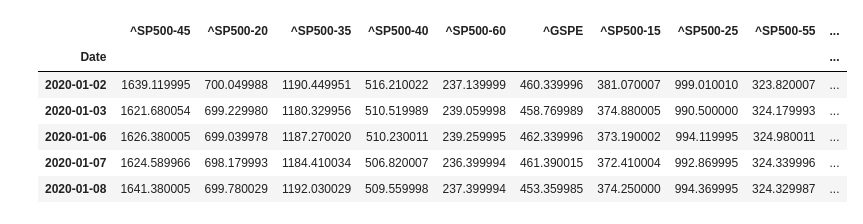
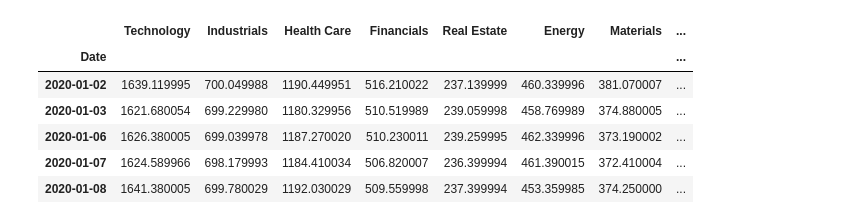
Before and after one commit to KuoLiang-hub/simulate-efficient-frontier-3tickers, a Jupyter notebook: sector_performance.ipynb, the cells around one changed output. Saved outputs shown, nothing was run; the diff lists cells and outputs as text; code cells hidden in the pictures.

```diff
--- a/sector_performance.ipynb
+++ b/sector_performance.ipynb
@@ -26,41 +27,42 @@ web.get_sector_performance_av(api_key = 'EKA9MJ18TLFQY6SJ').head()
 # S&P 500 Energy (Sector) (^GSPE)
 # S&P 500 Materials (Sector) (^SP500-15)
 # S&P 500 Consumer Discretionary (Sector) (^SP500-25)
 # S&P 500 Utilities (Sector) (^SP500-55)
 # S&P 500 Consumer Staples (Sector) (^SP500-30)
 # S&P 500 Telecommunication Services (Sector) (^SP500-50)
 
 # a dictionary of sector and ticker
 sector_dictionary = {
-    '^SP500-45' : 'Technology' ,
+    '^SP500-45':'Technology' ,
     '^SP500-20':'Industrials',
     '^SP500-35':'Health Care',
     '^SP500-40':'Financials',
     '^SP500-60':'Real Estate',
     '^GSPE':'Energy',
     '^SP500-15':'Materials',
     '^SP500-25':'Consumer Discretionary',
     '^SP500-55':'Utilities',
     '^SP500-30':'Consumer Staples',
     '^SP500-50':'Telecommunication Services'
     }
 
 sectors = ['^SP500-45','^SP500-20','^SP500-35','^SP500-40','^SP500-60','^GSPE','^SP500-15','^SP500-25','^SP500-55','^SP500-30','^SP500-50']
 sector_data = pd.DataFrame()
 
 for a in sectors:
     #you can chagne the start date to any date in 'yyyy-mm-dd' format.
     sector_data[a] = web.DataReader(a, data_source = 'yahoo', start = '2020-1-1')['Adj Close']
 
+sector_data.rename(columns = sector_dictionary, inplace =True)
 sector_data.head() #check the beginning of the data
 # %% [output]
-|  | ^SP500-45 | ^SP500-20 | ^SP500-35 | ^SP500-40 | ^SP500-60 | ^GSPE | ^SP500-15 | ^SP500-25 | ^SP500-55 | ... |
-| Date |  |  |  |  |  |  |  |  |  | ... |
-| 2020-01-02 | 1639.119995 | 700.049988 | 1190.449951 | 516.210022 | 237.139999 | 460.339996 | 381.070007 | 999.010010 | 323.820007 | ... |
-| 2020-01-03 | 1621.680054 | 699.229980 | 1180.329956 | 510.519989 | 239.059998 | 458.769989 | 374.880005 | 990.500000 | 324.179993 | ... |
-| 2020-01-06 | 1626.380005 | 699.039978 | 1187.270020 | 510.230011 | 239.259995 | 462.339996 | 373.190002 | 994.119995 | 324.980011 | ... |
-| 2020-01-07 | 1624.589966 | 698.179993 | 1184.410034 | 506.820007 | 236.399994 | 461.390015 | 372.410004 | 992.869995 | 324.339996 | ... |
-| 2020-01-08 | 1641.380005 | 699.780029 | 1192.030029 | 509.559998 | 237.399994 | 453.359985 | 374.250000 | 994.369995 | 324.329987 | ... |
+|  | Technology | Industrials | Health Care | Financials | Real Estate | Energy | Materials | ... |
+| Date |  |  |  |  |  |  |  | ... |
+| 2020-01-02 | 1639.119995 | 700.049988 | 1190.449951 | 516.210022 | 237.139999 | 460.339996 | 381.070007 | ... |
+| 2020-01-03 | 1621.680054 | 699.229980 | 1180.329956 | 510.519989 | 239.059998 | 458.769989 | 374.880005 | ... |
+| 2020-01-06 | 1626.380005 | 699.039978 | 1187.270020 | 510.230011 | 239.259995 | 462.339996 | 373.190002 | ... |
+| 2020-01-07 | 1624.589966 | 698.179993 | 1184.410034 | 506.820007 | 236.399994 | 461.390015 | 372.410004 | ... |
+| 2020-01-08 | 1641.380005 | 699.780029 | 1192.030029 | 509.559998 | 237.399994 | 453.359985 | 374.250000 | ... |
 # %%
 sector_data.tail() #check the end of the data
 # %% [output]
```
Also changed, not shown: parts of 6 cells of this notebook.
